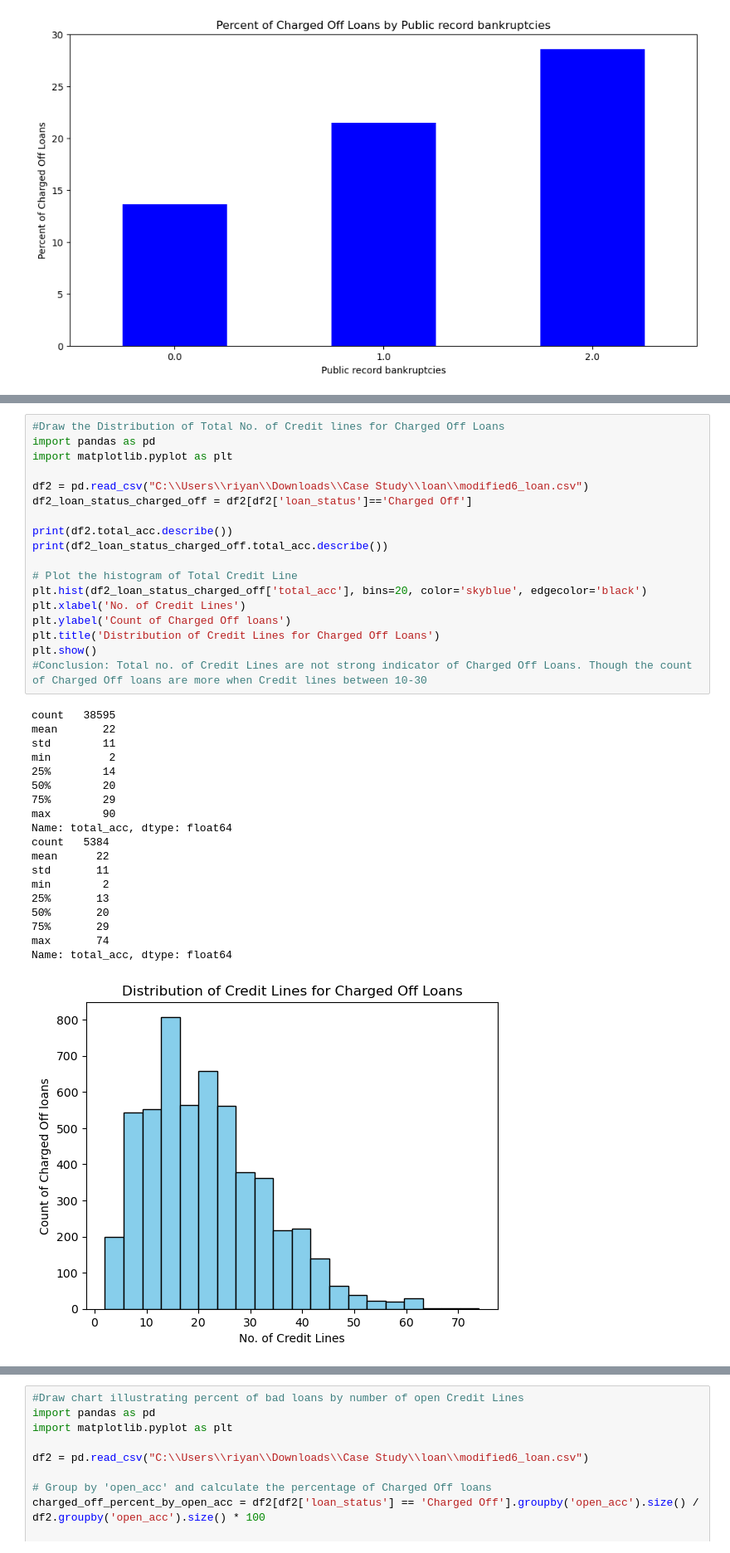
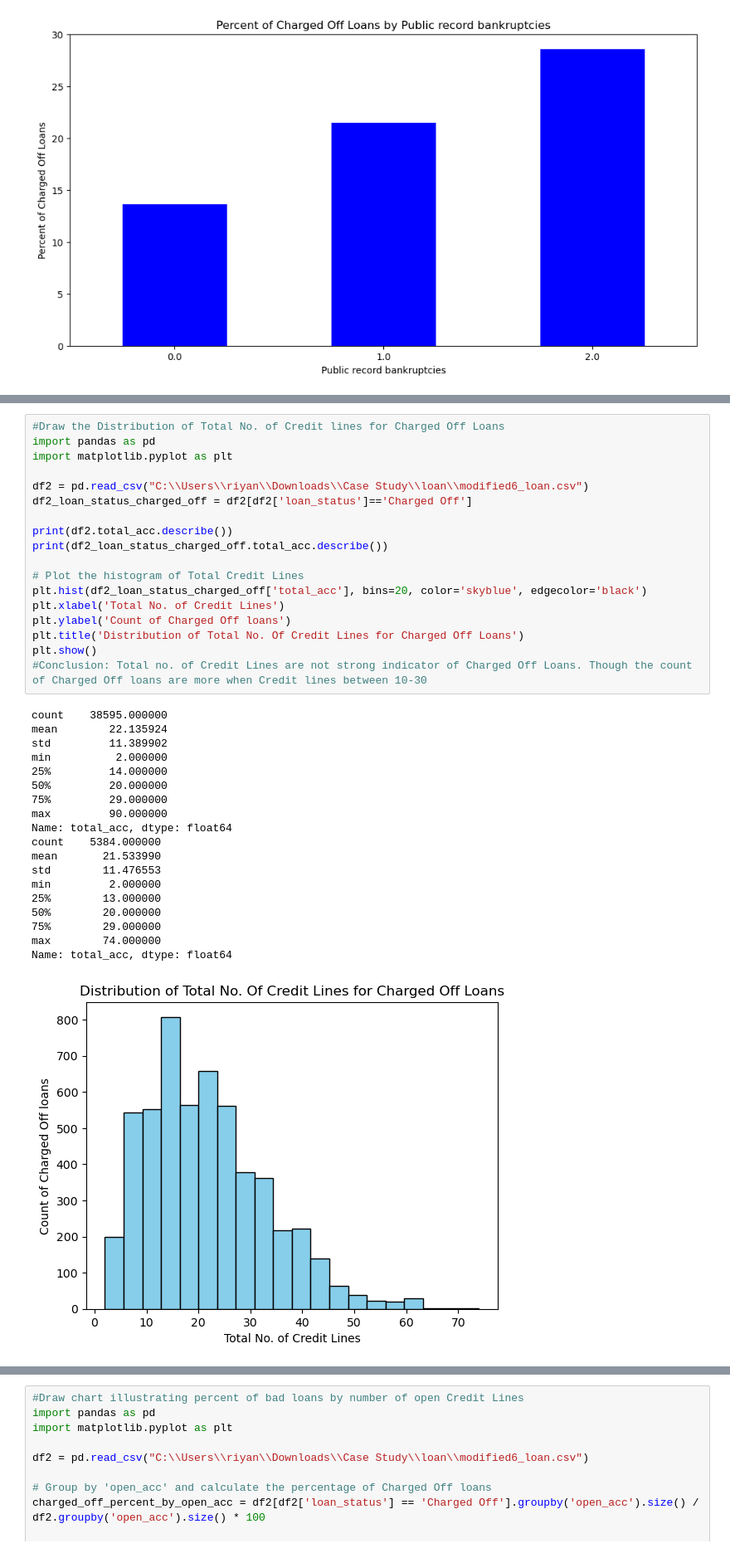
Before and after one commit to ashandish/Lending_Club_Case_Study, a Jupyter notebook: Ashish_Kumar_Sharma.ipynb, the cells around one changed output, grey strips where cells are left out. Shown at 83% size. Drawn from its saved outputs; the diff is of its cells as text.

```diff
--- a/Ashish_Kumar_Sharma.ipynb
+++ b/Ashish_Kumar_Sharma.ipynb
@@ -750,41 +751,41 @@ plt.show()
 # %%
 #Draw the Distribution of Total No. of Credit lines for Charged Off Loans
 import pandas as pd
 import matplotlib.pyplot as plt
 
 df2 = pd.read_csv("C:\\Users\\riyan\\Downloads\\Case Study\\loan\\modified6_loan.csv")
 df2_loan_status_charged_off = df2[df2['loan_status']=='Charged Off']
 
 print(df2.total_acc.describe())
 print(df2_loan_status_charged_off.total_acc.describe())
 
-# Plot the histogram of Total Credit Line
+# Plot the histogram of Total Credit Lines
 plt.hist(df2_loan_status_charged_off['total_acc'], bins=20, color='skyblue', edgecolor='black')
-plt.xlabel('No. of Credit Lines')
+plt.xlabel('Total No. of Credit Lines')
 plt.ylabel('Count of Charged Off loans')
-plt.title('Distribution of Credit Lines for Charged Off Loans')
+plt.title('Distribution of Total No. Of Credit Lines for Charged Off Loans')
 plt.show()
 #Conclusion: Total no. of Credit Lines are not strong indicator of Charged Off Loans. Though the count of Charged Off loans are more when Credit lines between 10-30
 # %% [output]
-count   38595
-mean       22
-std        11
-min         2
-25%        14
-50%        20
-75%        29
-max        90
+count    38595.000000
+mean        22.135924
+std         11.389902
+min          2.000000
+25%         14.000000
+50%         20.000000
+75%         29.000000
+max         90.000000
 Name: total_acc, dtype: float64
-count   5384
-mean      22
-std       11
-min        2
-25%       13
-50%       20
-75%       29
-max       74
+count    5384.000000
+mean       21.533990
+std        11.476553
+min         2.000000
+25%        13.000000
+50%        20.000000
+75%        29.000000
+max        74.000000
 Name: total_acc, dtype: float64
-[figure, old version]
+[figure, new version]
 # %%
 #Draw chart illustrating percent of bad loans by number of derogatory public records
 import pandas as pd
```
Also changed, not shown: parts of 4 cells of this notebook.
